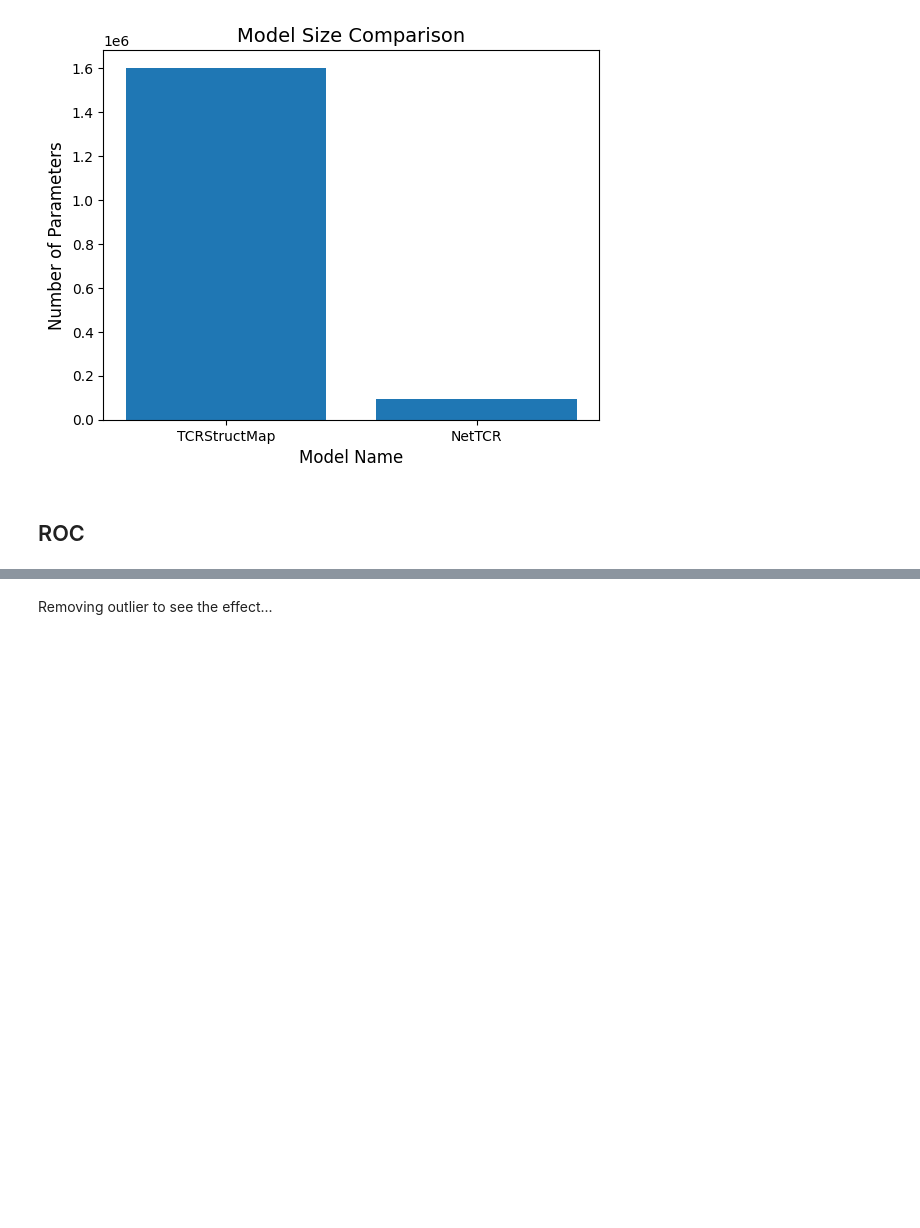
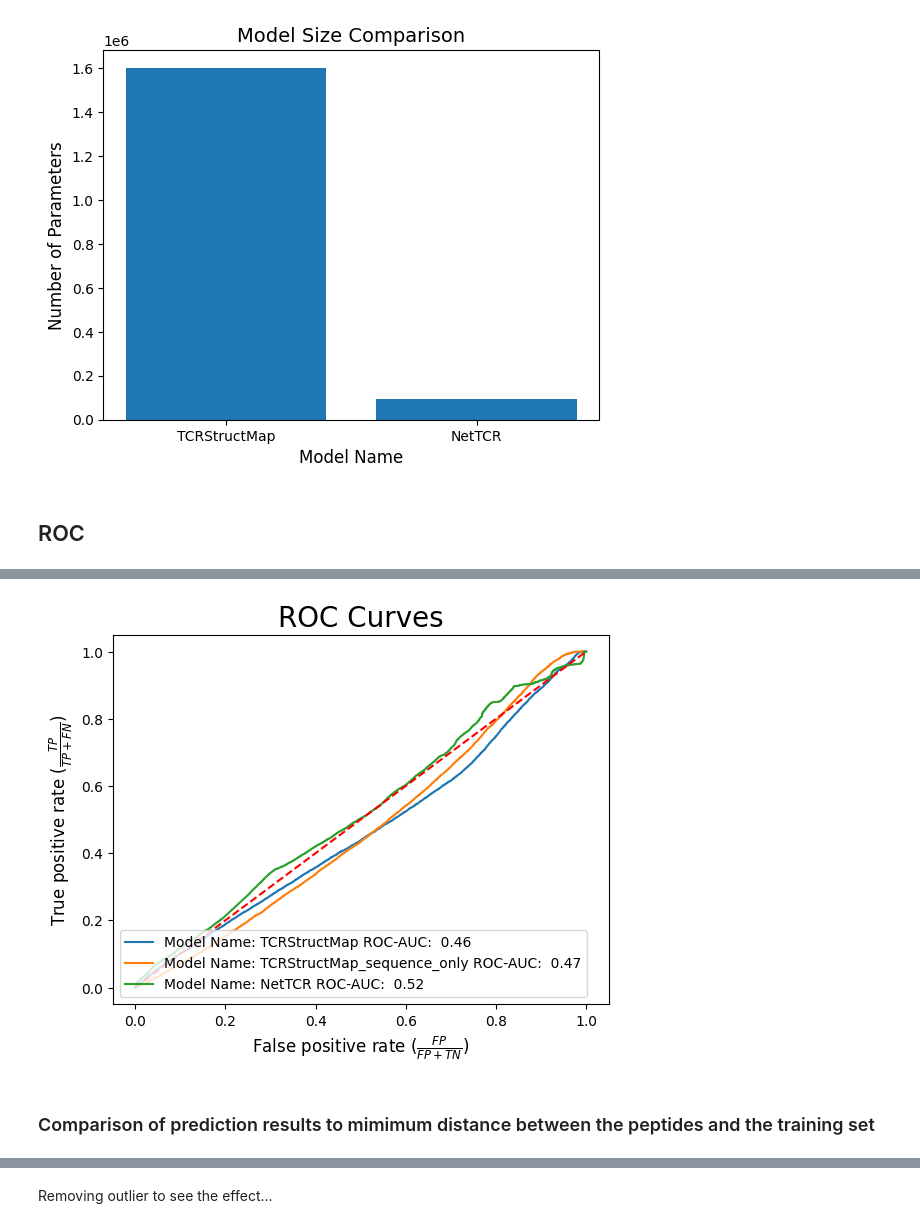
Before and after one commit to benjiemc/tcr-antigen-prediction, a Jupyter notebook: notebooks/benchmark_model_performance.ipynb, the cells around one changed output, grey strips where cells are left out. Cells and saved outputs as stored; diff of their text form; code cells hidden in the pictures; blank space fills up the shorter version.

```diff
--- a/notebooks/benchmark_model_performance.ipynb
+++ b/notebooks/benchmark_model_performance.ipynb
@@ -993,0 +265,25 @@ KruskalResult(statistic=0.5600000000000023, pvalue=0.7557837414557247)
+# %%
+model_groups = roc_results.groupby('model_name')
+model_group_names = sorted(model_groups.groups.keys(), key=lambda name: (-ord(name[0]), name, len(name)))
+
+plt.title('ROC Curves', fontsize=20)
+
+for model_name in model_group_names:
+    model_group = model_groups.get_group(model_name)
+
+    roc_auc = model_group['roc_auc'].to_numpy()[0]
+    group = model_group.explode(['tpr', 'fpr'])
+
+    plt.plot(group['fpr'], group['tpr'], label=f'Model Name: {model_name} ROC-AUC: {roc_auc: .2f}')
+
+plt.ylabel(r'True positive rate ($\frac{TP}{TP + FN}$)', fontsize=12)
+plt.xlabel(r'False positive rate ($\frac{FP}{FP + TN}$)', fontsize=12)
+
+plt.plot([0, 1], [0, 1], 'r--')
+plt.legend()
+
+plt.show()
+# %% [output]
+[figure, added]
+# %% [markdown]
+### Comparison of prediction results to mimimum distance between the peptides and the training set
```
Also changed, not shown: parts of 137 cells of this notebook.
